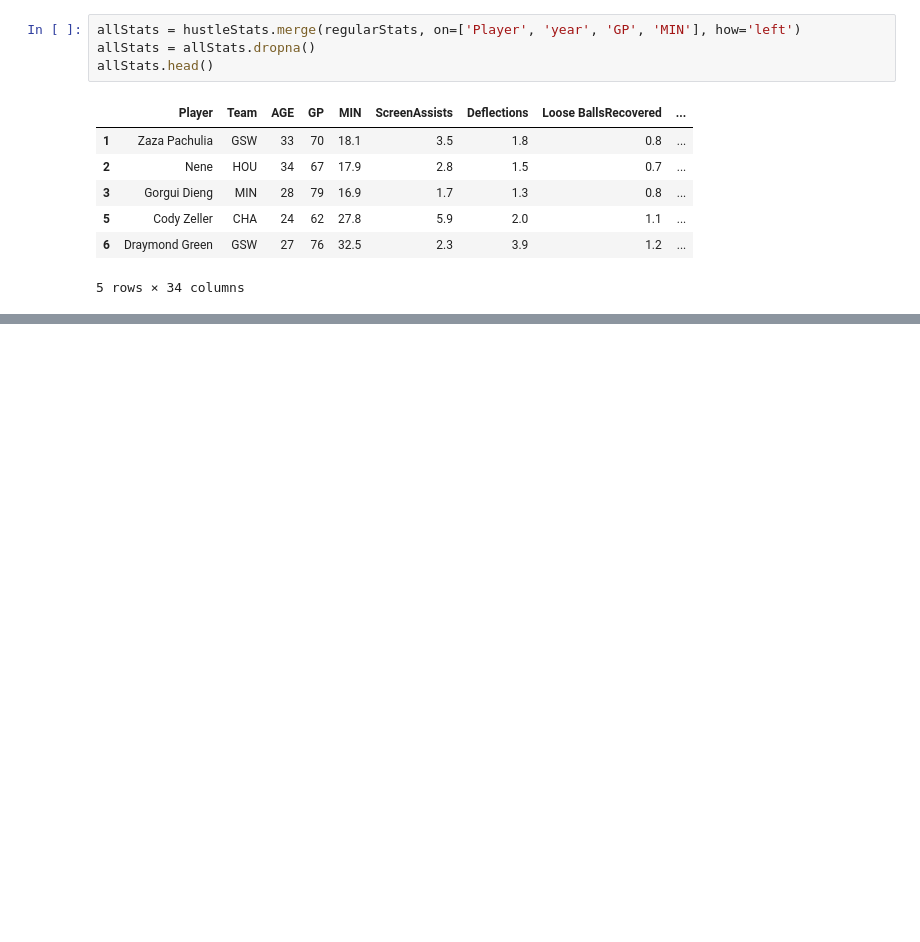
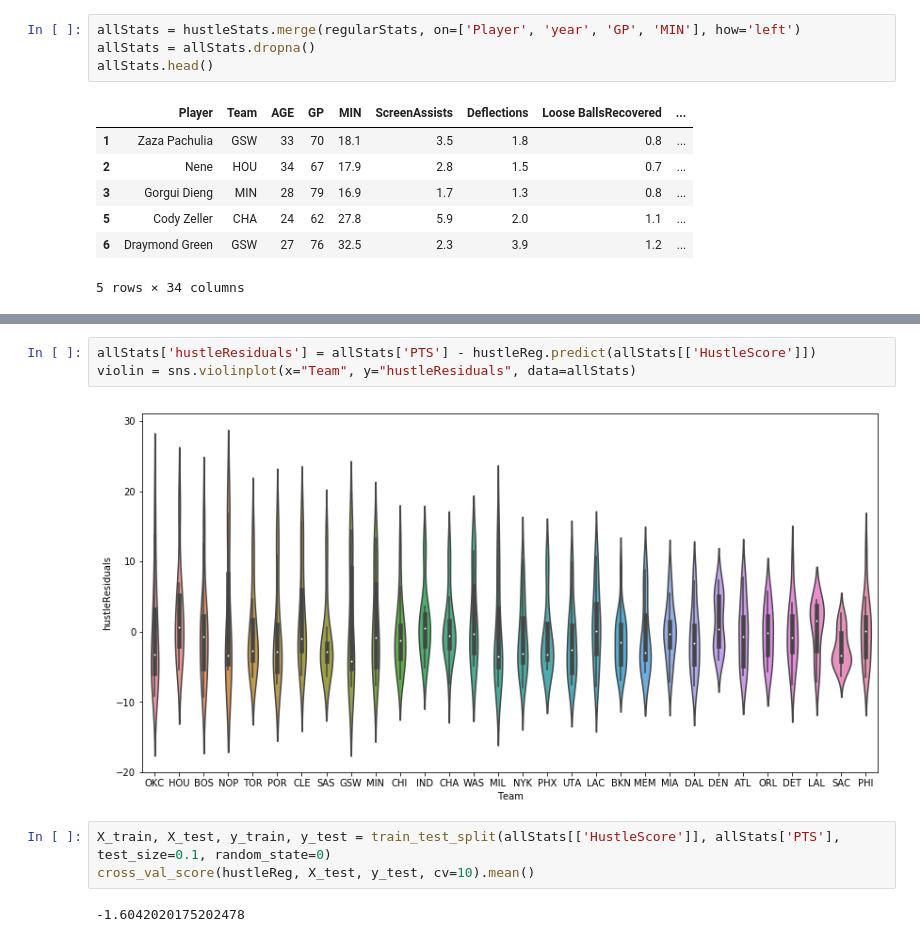
Before and after one commit to yairfax/CMSC320-final-project, a Jupyter notebook: Yair-Final-Project.ipynb, the cells around one changed output, grey strips where cells are left out. Cells and saved outputs as stored; diff of their text form; blank space fills up the shorter version.

```diff
--- a/Yair-Final-Project.ipynb
+++ b/Yair-Final-Project.ipynb
@@ -529,0 +574,10 @@ ValueError: shapes (60,13) and (11,) not aligned: 13 (dim 1) != 11 (dim 0)
+# %%
+allStats['hustleResiduals'] = allStats['PTS'] - hustleReg.predict(allStats[['HustleScore']])
+violin = sns.violinplot(x="Team", y="hustleResiduals", data=allStats)
+# %% [output]
+[figure, added]
+# %%
+X_train, X_test, y_train, y_test = train_test_split(allStats[['HustleScore']], allStats['PTS'], test_size=0.1, random_state=0)
+cross_val_score(hustleReg, X_test, y_test, cv=10).mean()
+# %% [output]
+-1.6042020175202478
```
Also changed, not shown: parts of 16 cells of this notebook, 1 other file.
